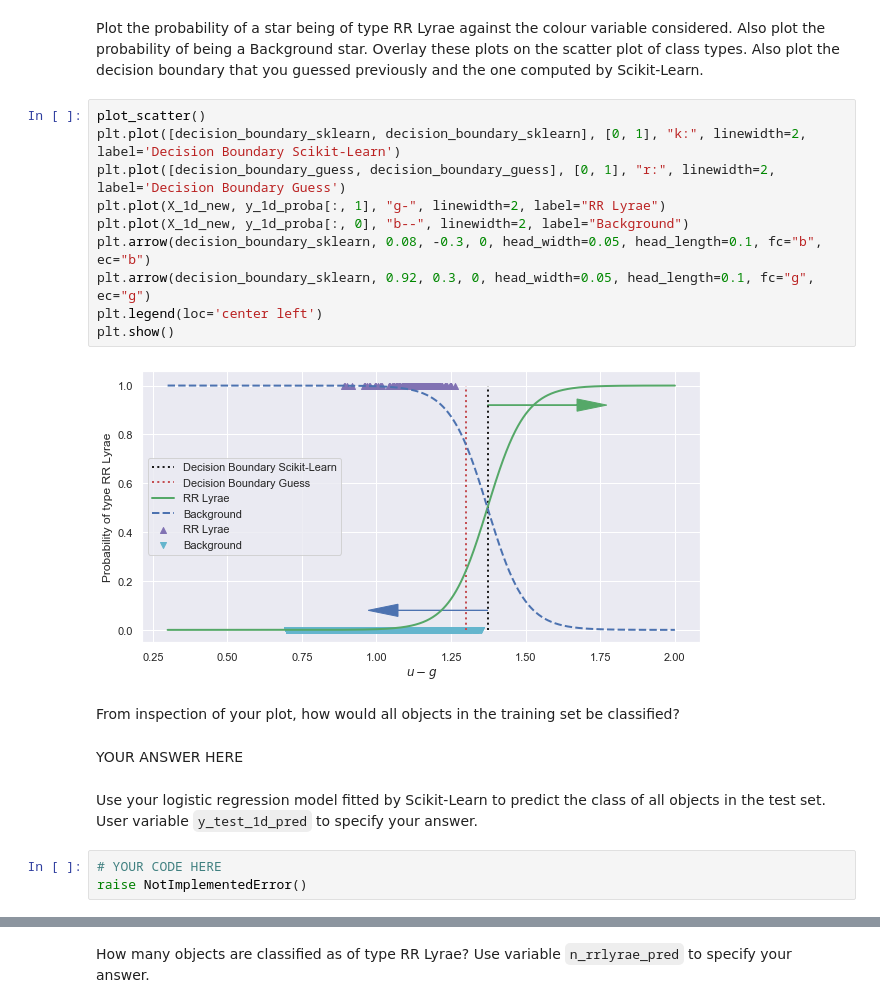
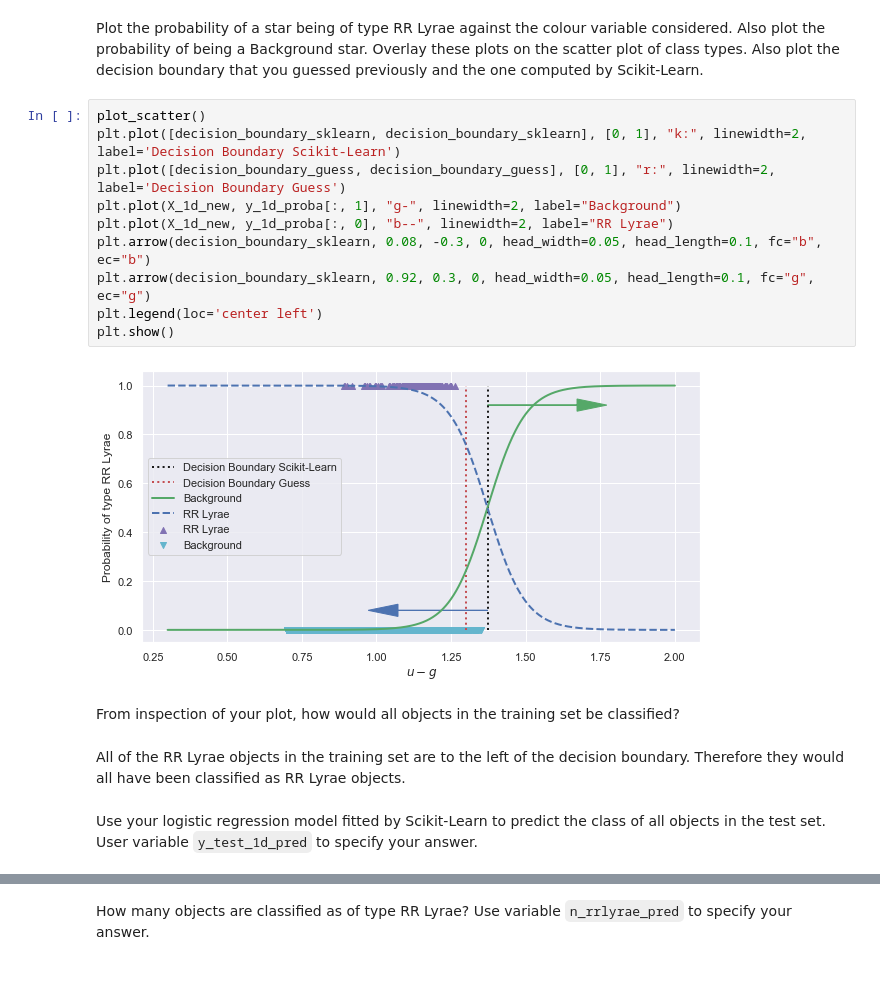
Before and after one commit to johnduffymsc/msc_spce0038, a Jupyter notebook: spce0038_coursework_john_duffy.ipynb, the cells around one changed output, grey strips where cells are left out. Cells and saved outputs as stored; diff of their text form; blank space fills up the shorter version.

```diff
--- a/spce0038_coursework_john_duffy.ipynb
+++ b/spce0038_coursework_john_duffy.ipynb
@@ -638,21 +638,19 @@ Plot the probability of a star being of type RR Lyrae against the colour variabl
 # %%
 plot_scatter()
 plt.plot([decision_boundary_sklearn, decision_boundary_sklearn], [0, 1], "k:", linewidth=2, label='Decision Boundary Scikit-Learn')
 plt.plot([decision_boundary_guess, decision_boundary_guess], [0, 1], "r:", linewidth=2, label='Decision Boundary Guess')
-plt.plot(X_1d_new, y_1d_proba[:, 1], "g-", linewidth=2, label="RR Lyrae")
-plt.plot(X_1d_new, y_1d_proba[:, 0], "b--", linewidth=2, label="Background")
+plt.plot(X_1d_new, y_1d_proba[:, 1], "g-", linewidth=2, label="Background")
+plt.plot(X_1d_new, y_1d_proba[:, 0], "b--", linewidth=2, label="RR Lyrae")
 plt.arrow(decision_boundary_sklearn, 0.08, -0.3, 0, head_width=0.05, head_length=0.1, fc="b", ec="b")
 plt.arrow(decision_boundary_sklearn, 0.92, 0.3, 0, head_width=0.05, head_length=0.1, fc="g", ec="g")
 plt.legend(loc='center left')
 plt.show()
 # %% [output]
-[figure, old version]
+[figure, new version]
 # %% [markdown]
 From inspection of your plot, how would all objects in the training set be classified?
-# %% [markdown]
-YOUR ANSWER HERE
+# %% [markdown]
+All of the RR Lyrae objects in the training set are to the left of the decision boundary. Therefore they would all
+have been classified as RR Lyrae objects.
 # %% [markdown]
 Use your logistic regression model fitted by Scikit-Learn to predict the class of all objects in the test set. User variable `y_test_1d_pred` to specify your answer.
-# %%
-# YOUR CODE HERE
-raise NotImplementedError()
```
Also changed, not shown: parts of 8 cells of this notebook.
